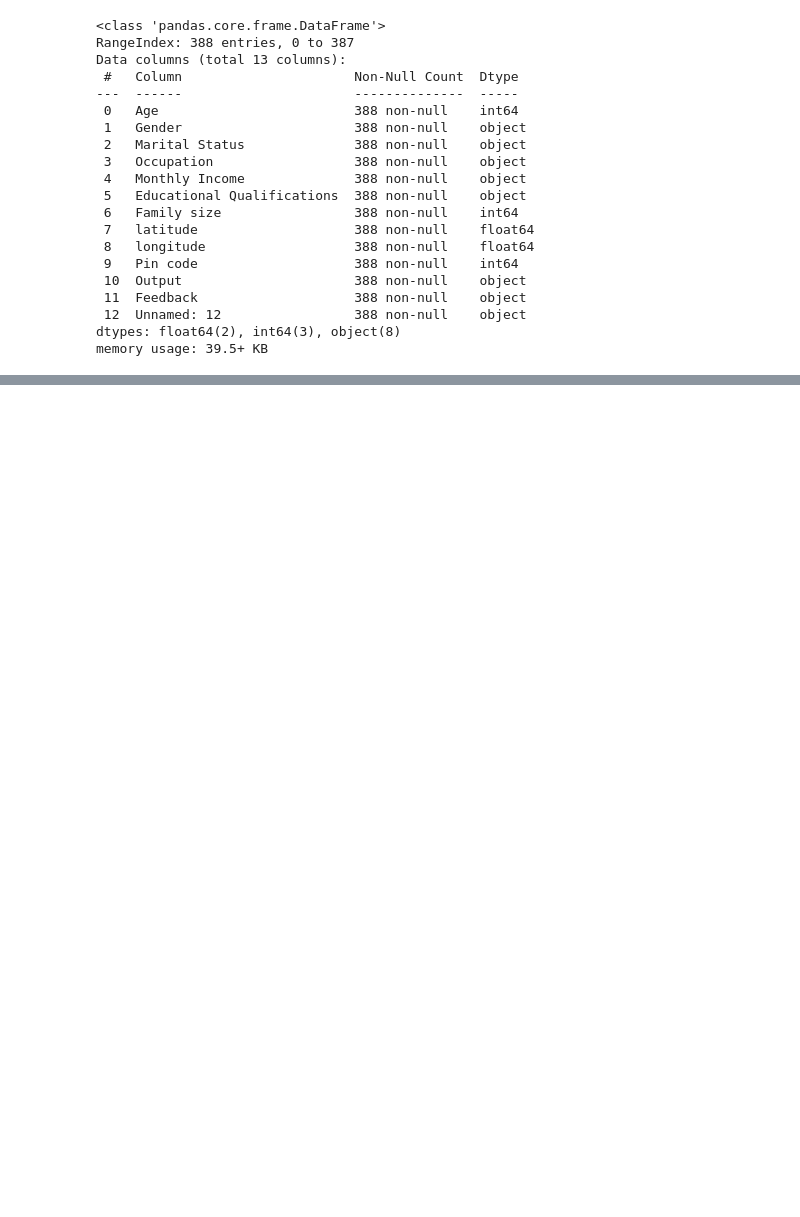
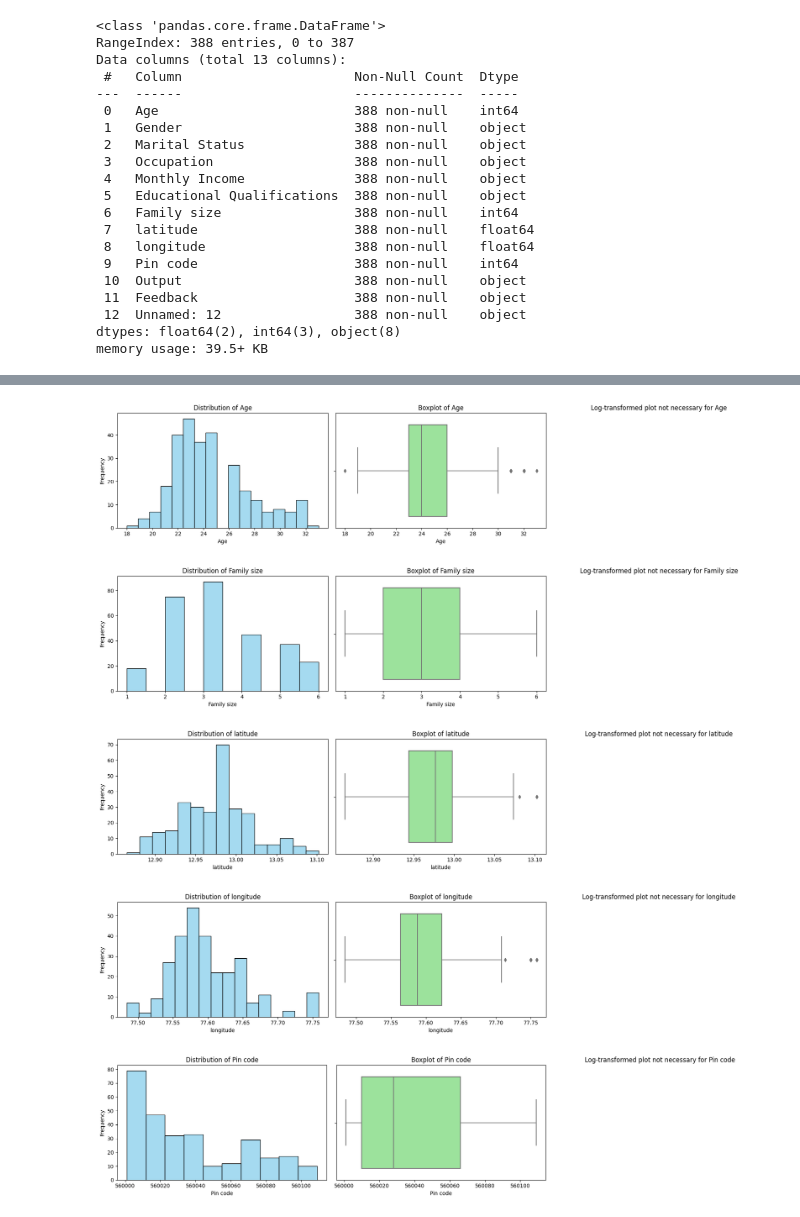
Before and after one commit to Pruthvik-Machhi/classification, a Jupyter notebook: food-classification-knn-logistic-svm-rf-adaboost.ipynb, the cells around one changed output, grey strips where cells are left out. Drawn from its saved outputs; the diff is of its cells as text; code cells hidden in the pictures; blank space fills up the shorter version.

```diff
--- a/food-classification-knn-logistic-svm-rf-adaboost.ipynb
+++ b/food-classification-knn-logistic-svm-rf-adaboost.ipynb
@@ -137,0 +174,24 @@ x=df.drop(['Occupation'],axis=1)
+# %%
+for column in numerical_columns:
+    fig, (ax1, ax2, ax3) = plt.subplots(1, 3, figsize=(18, 4))
+    sns.histplot(df[column], kde=False, color='skyblue', ax=ax1)
+    ax1.set_title(f'Distribution of {column}')
+    ax1.set_ylabel('Frequency')
+    sns.boxplot(x=df[column], color='lightgreen', ax=ax2)
+    ax2.set_title(f'Boxplot of {column}')
+    if df[column].skew() > 1:
+        df[column+'_log'] = np.log1p(df[column])
+        sns.histplot(df[column+'_log'], kde=False, color='orange', ax=ax3)
+        ax3.set_title(f'Log-transformed Distribution of {column}')
+    else:
+        ax3.set_title(f'Log-transformed plot not necessary for {column}')
+        ax3.axis('off')
+
+    plt.tight_layout()
+    plt.show()
+# %% [output]
+[figure, added]
+[figure, added]
+[figure, added]
+[figure, added]
+[figure, added]
```
Also changed, not shown: parts of 119 cells of this notebook.
